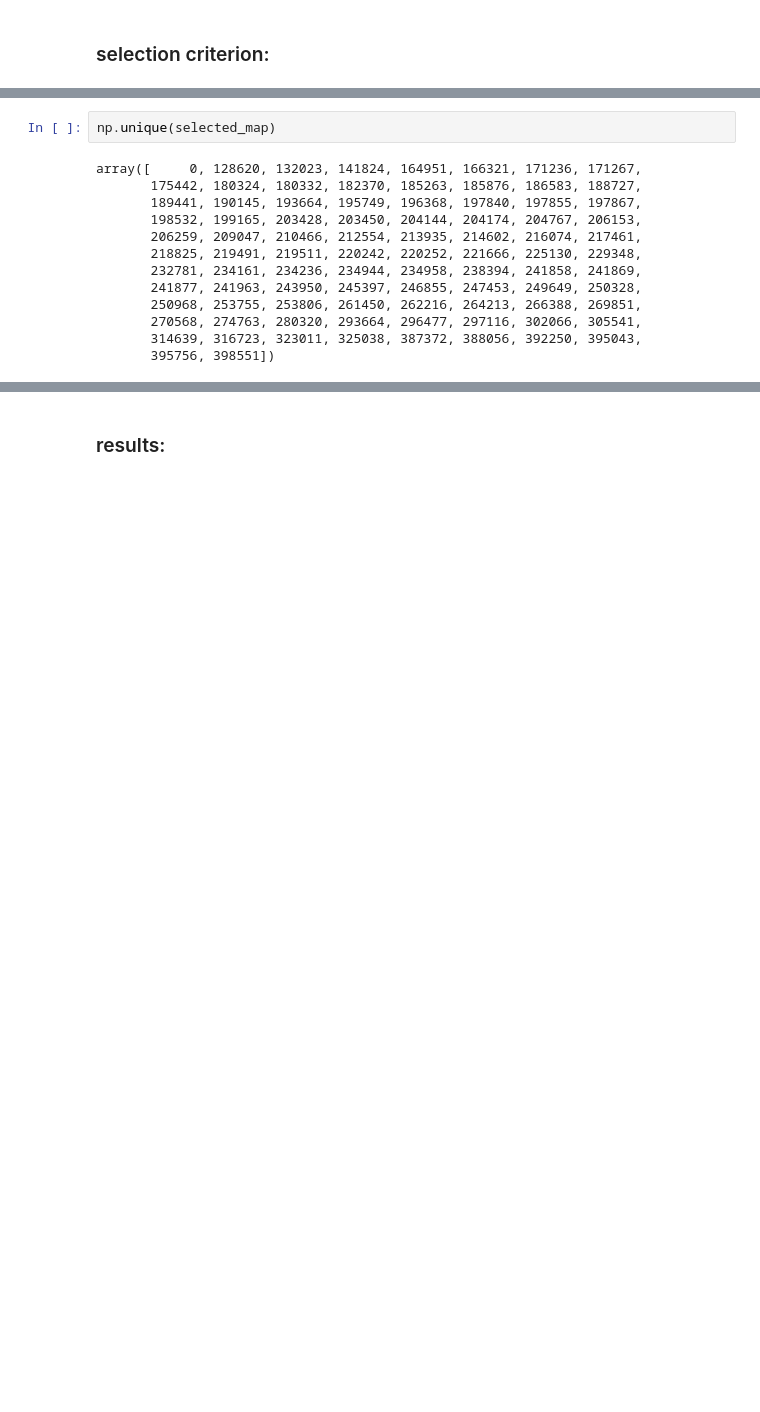
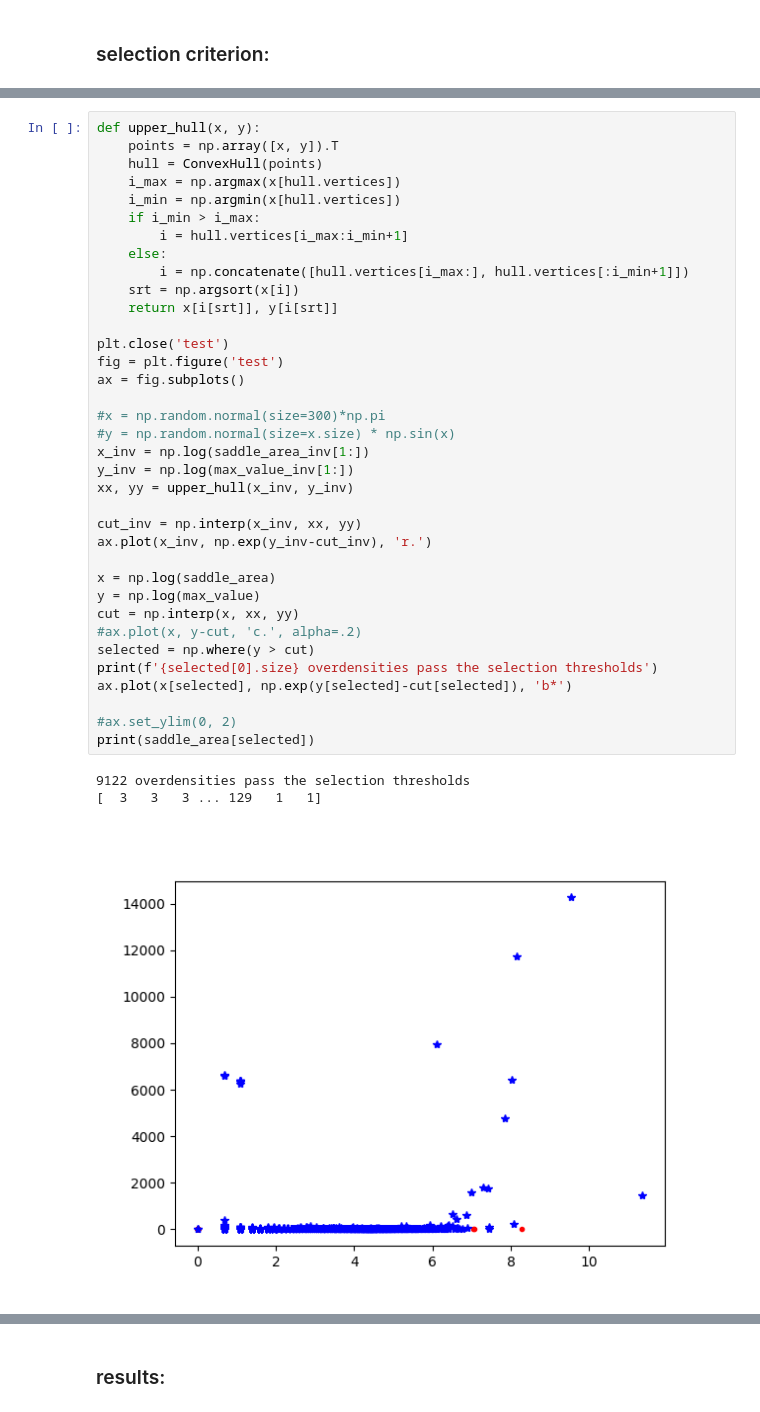
Before and after one commit to paranoya/snippets, a Jupyter notebook: HOT.ipynb, the cells around one changed output, grey strips where cells are left out. Cells and saved outputs as stored; diff of their text form; blank space fills up the shorter version.

```diff
--- a/HOT.ipynb
+++ b/HOT.ipynb
@@ -382,15 +283,40 @@ selected_map = segm.SegmentationImage(selected_map.reshape(data.shape))
-# %%
-np.unique(selected_map)
-# %% [output]
-array([     0, 128620, 132023, 141824, 164951, 166321, 171236, 171267,
-       175442, 180324, 180332, 182370, 185263, 185876, 186583, 188727,
-       189441, 190145, 193664, 195749, 196368, 197840, 197855, 197867,
-       198532, 199165, 203428, 203450, 204144, 204174, 204767, 206153,
-       206259, 209047, 210466, 212554, 213935, 214602, 216074, 217461,
-       218825, 219491, 219511, 220242, 220252, 221666, 225130, 229348,
-       232781, 234161, 234236, 234944, 234958, 238394, 241858, 241869,
-       241877, 241963, 243950, 245397, 246855, 247453, 249649, 250328,
-       250968, 253755, 253806, 261450, 262216, 264213, 266388, 269851,
-       270568, 274763, 280320, 293664, 296477, 297116, 302066, 305541,
-       314639, 316723, 323011, 325038, 387372, 388056, 392250, 395043,
-       395756, 398551])
+# %%
+def upper_hull(x, y):
+    points = np.array([x, y]).T
+    hull = ConvexHull(points)
+    i_max = np.argmax(x[hull.vertices])
+    i_min = np.argmin(x[hull.vertices])
+    if i_min > i_max:
+        i = hull.vertices[i_max:i_min+1]
+    else:
+        i = np.concatenate([hull.vertices[i_max:], hull.vertices[:i_min+1]])
+    srt = np.argsort(x[i])
+    return x[i[srt]], y[i[srt]]
+
+plt.close('test')
+fig = plt.figure('test')
+ax = fig.subplots()
+
+#x = np.random.normal(size=300)*np.pi
+#y = np.random.normal(size=x.size) * np.sin(x)
+x_inv = np.log(saddle_area_inv[1:])
+y_inv = np.log(max_value_inv[1:])
+xx, yy = upper_hull(x_inv, y_inv)
+
+cut_inv = np.interp(x_inv, xx, yy)
+ax.plot(x_inv, np.exp(y_inv-cut_inv), 'r.')
+
+x = np.log(saddle_area)
+y = np.log(max_value)
+cut = np.interp(x, xx, yy)
+#ax.plot(x, y-cut, 'c.', alpha=.2)
+selected = np.where(y > cut)
+print(f'{selected[0].size} overdensities pass the selection thresholds')
+ax.plot(x[selected], np.exp(y[selected]-cut[selected]), 'b*')
+
+#ax.set_ylim(0, 2)
+print(saddle_area[selected])
+# %% [output]
+9122 overdensities pass the selection thresholds
+[  3   3   3 ... 129   1   1]
+[figure, added]
```
Also changed, not shown: parts of 29 cells of this notebook.
